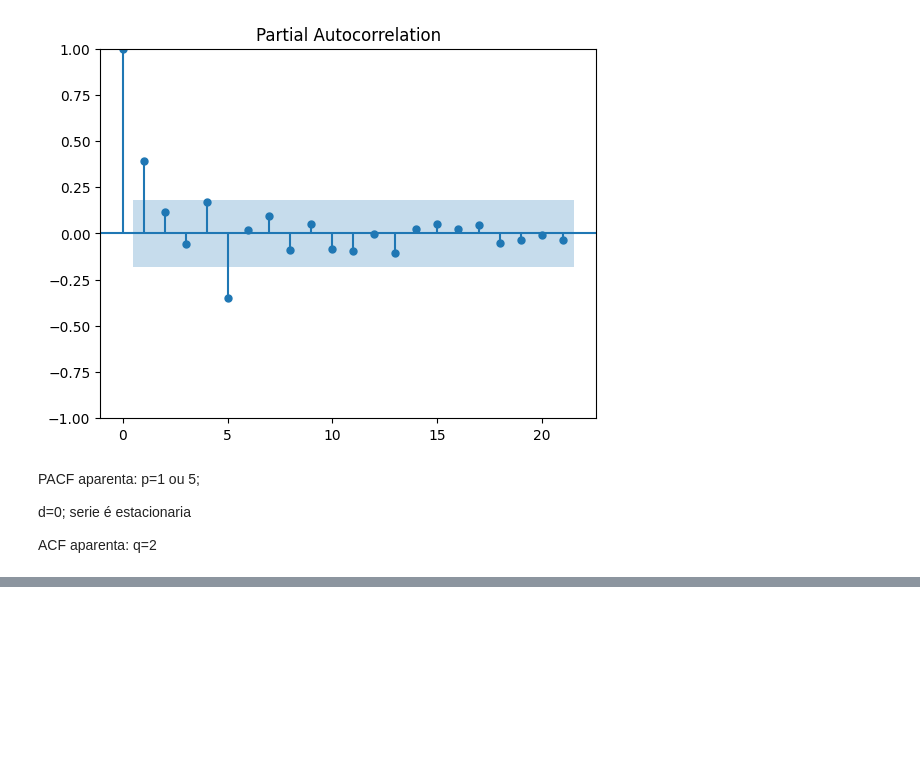
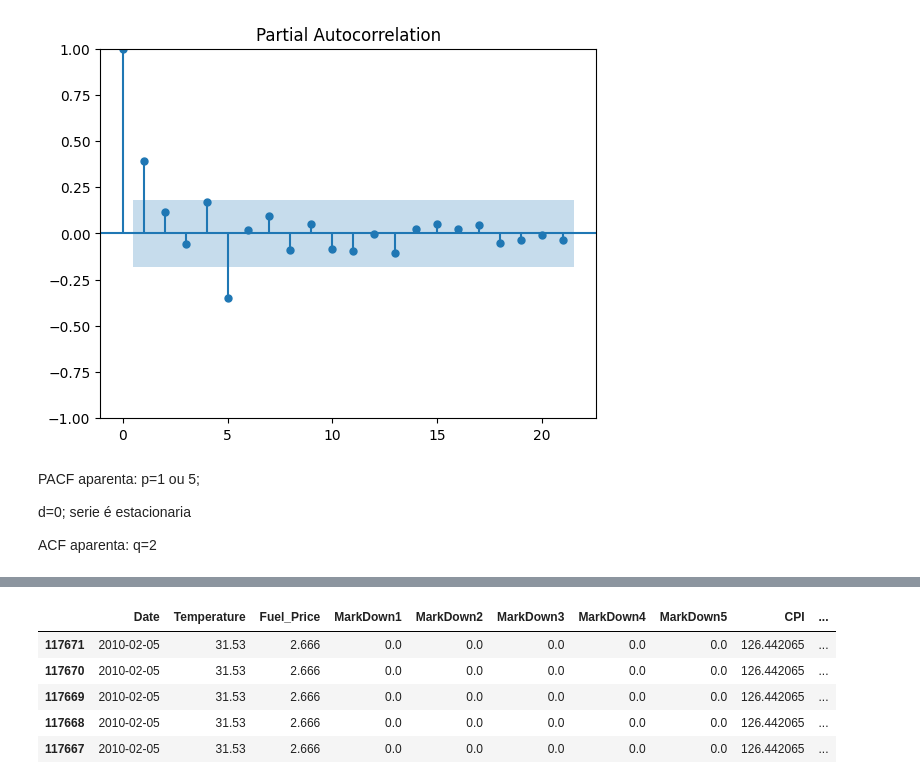
Before and after one commit to Pangellotti/darts_practice, a Jupyter notebook: darts_practice/src/eda.ipynb, the cells around one changed output, grey strips where cells are left out. Drawn from its saved outputs; the diff is of its cells as text; code cells hidden in the pictures; blank space fills up the shorter version.

```diff
--- a/darts_practice/src/eda.ipynb
+++ b/darts_practice/src/eda.ipynb
@@ -227,0 +248,15 @@ df1.to_csv('../data/df1.csv')
+# %%
+df_exo=df.drop(columns=['Store','Type','Size','Dept'],axis=0).fillna(0)
+# %%
+mask=df_exo['IsHoliday']==False
+df_exo.loc[mask,'IsHoliday']=0
+df_exo.loc[~mask,'IsHoliday']=1
+# %%
+df_exo.head()
+# %% [output]
+|  | Date | Temperature | Fuel_Price | MarkDown1 | MarkDown2 | MarkDown3 | MarkDown4 | MarkDown5 | CPI | ... |
+| 117671 | 2010-02-05 | 31.53 | 2.666 | 0.0 | 0.0 | 0.0 | 0.0 | 0.0 | 126.442065 | ... |
+| 117670 | 2010-02-05 | 31.53 | 2.666 | 0.0 | 0.0 | 0.0 | 0.0 | 0.0 | 126.442065 | ... |
+| 117669 | 2010-02-05 | 31.53 | 2.666 | 0.0 | 0.0 | 0.0 | 0.0 | 0.0 | 126.442065 | ... |
+| 117668 | 2010-02-05 | 31.53 | 2.666 | 0.0 | 0.0 | 0.0 | 0.0 | 0.0 | 126.442065 | ... |
+| 117667 | 2010-02-05 | 31.53 | 2.666 | 0.0 | 0.0 | 0.0 | 0.0 | 0.0 | 126.442065 | ... |
```
Also changed, not shown: parts of 14 cells of this notebook, 4 other files.
